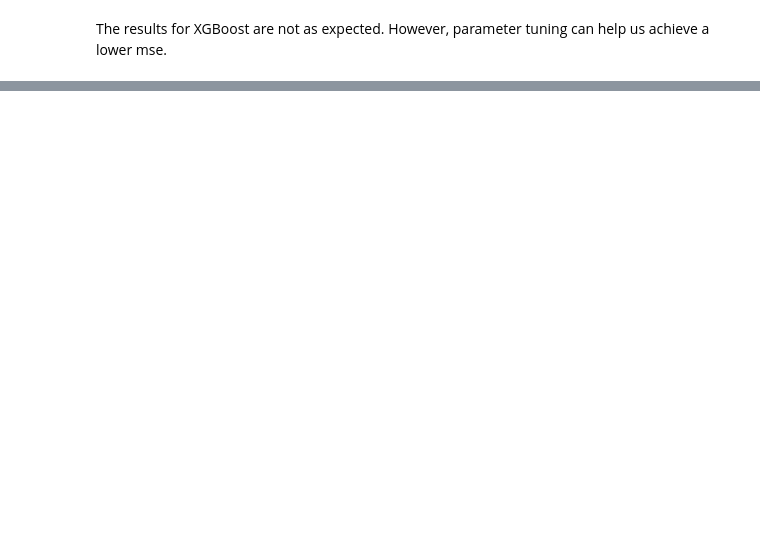
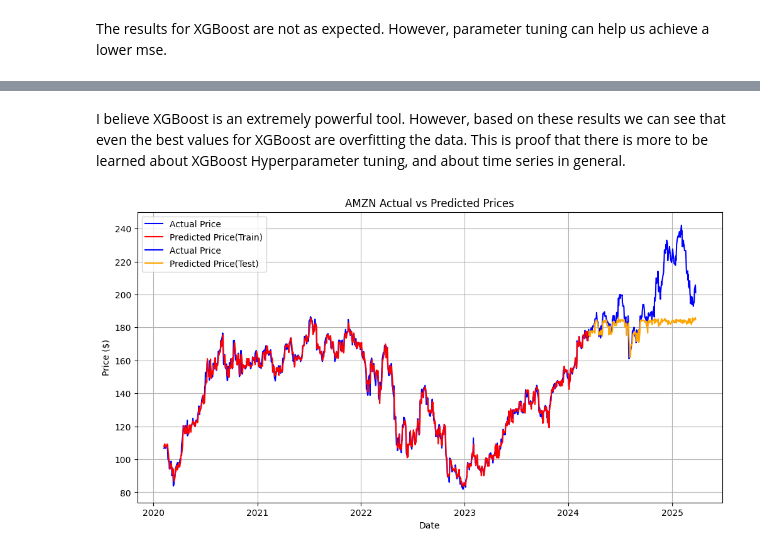
Before and after one commit to OAillon/Stock-Price-Prediction, a Jupyter notebook: jupyter_notebooks/XGBoost.ipynb, the cells around one changed output, grey strips where cells are left out. Saved outputs shown, nothing was run; the diff lists cells and outputs as text; code cells hidden in the pictures; blank space fills up the shorter version.

```diff
--- a/jupyter_notebooks/XGBoost.ipynb
+++ b/jupyter_notebooks/XGBoost.ipynb
@@ -160,0 +229,17 @@ results_comparison.tail()
+# %% [markdown]
+I believe XGBoost is an extremely powerful tool. However, based on these results we can see that even the best values for XGBoost are overfitting the data. This is proof that there is more to be learned about XGBoost Hyperparameter tuning, and about time series in general.
+# %%
+# Plotting the predictions
+plt.figure(figsize=(12,6))
+plt.plot(y_train.index, y_train, label = "Actual Price", color = "blue")
+plt.plot(y_train.index, train_pred, label = "Predicted Price(Train)", color = "red")
+plt.plot(y_test.index, y_test, label = "Actual Price", color = "blue")
+plt.plot(y_test.index, best_pred, label = "Predicted Price(Test)", color = "orange")
+plt.title(f"{ticker} Actual vs Predicted Prices")
+plt.xlabel("Date")
+plt.ylabel("Price ($)")
+plt.legend()
+plt.grid(True)
+plt.show()
+# %% [output]
+[figure, added]
```
Also changed, not shown: parts of 13 cells of this notebook.
